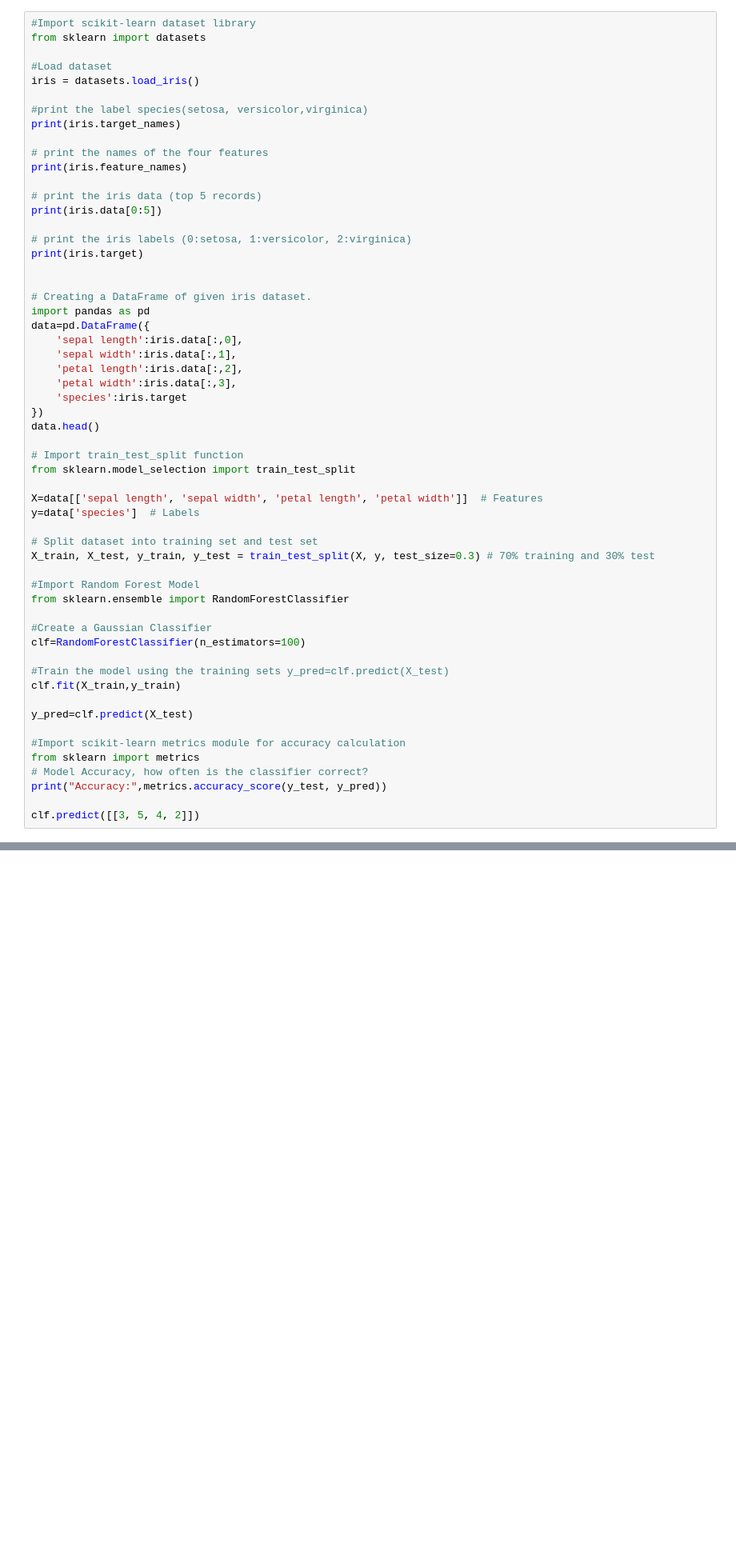
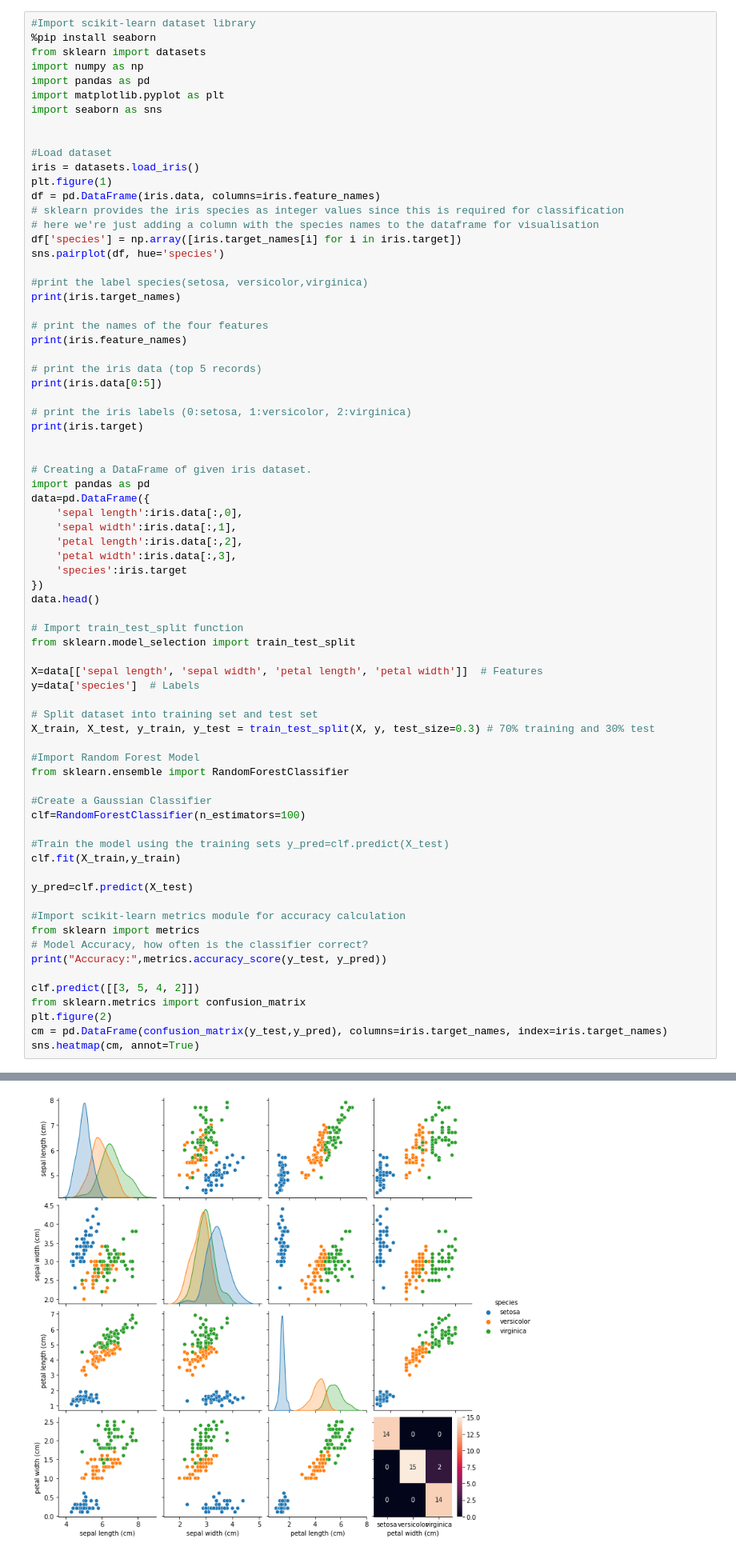
Before and after one commit to ripalpatel315/AutoML_Test_Examples, a Jupyter notebook: Random_Forest.ipynb, the cells around one changed output, grey strips where cells are left out. Shown at 80% size. Saved outputs shown, nothing was run; the diff lists cells and outputs as text; blank space fills up the shorter version.

```diff
--- a/Random_Forest.ipynb
+++ b/Random_Forest.ipynb
@@ -1,9 +1,21 @@
 # %%
 #Import scikit-learn dataset library
+%pip install seaborn
 from sklearn import datasets
+import numpy as np
+import pandas as pd
+import matplotlib.pyplot as plt
+import seaborn as sns
+
 
 #Load dataset
 iris = datasets.load_iris()
+plt.figure(1)
+df = pd.DataFrame(iris.data, columns=iris.feature_names)
+# sklearn provides the iris species as integer values since this is required for classification
+# here we're just adding a column with the species names to the dataframe for visualisation
+df['species'] = np.array([iris.target_names[i] for i in iris.target])
+sns.pairplot(df, hue='species')
 
 #print the label species(setosa, versicolor,virginica)
 print(iris.target_names)
@@ -55,4 +67,8 @@ from sklearn import metrics
 print("Accuracy:",metrics.accuracy_score(y_test, y_pred))
 
 clf.predict([[3, 5, 4, 2]])
+from sklearn.metrics import confusion_matrix
+plt.figure(2)
+cm = pd.DataFrame(confusion_matrix(y_test,y_pred), columns=iris.target_names, index=iris.target_names)
+sns.heatmap(cm, annot=True)
 # %% [output]
@@ -71,0 +94 @@ Accuracy: 0.9555555555555556
+[figure, added]
```
Also changed, not shown: parts of 1 cell of this notebook, 1 other file.
